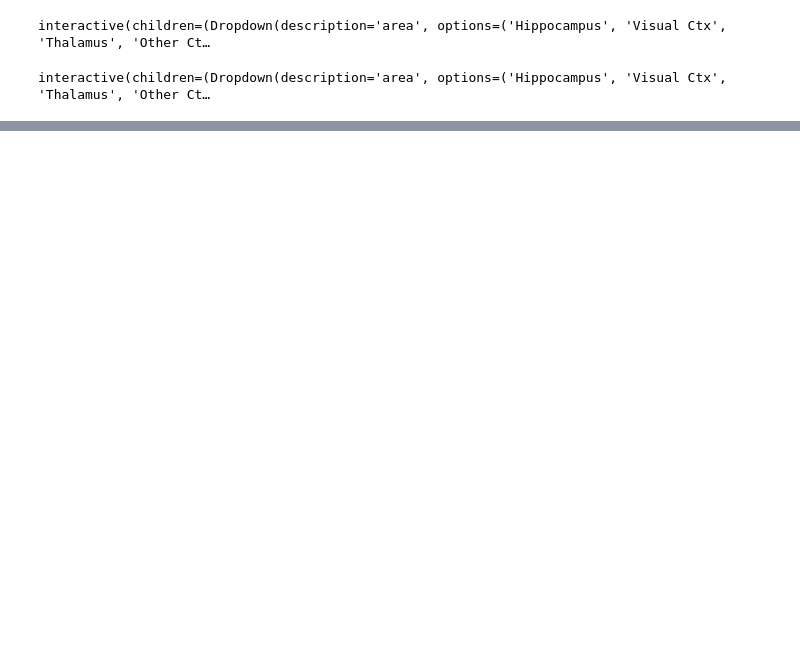
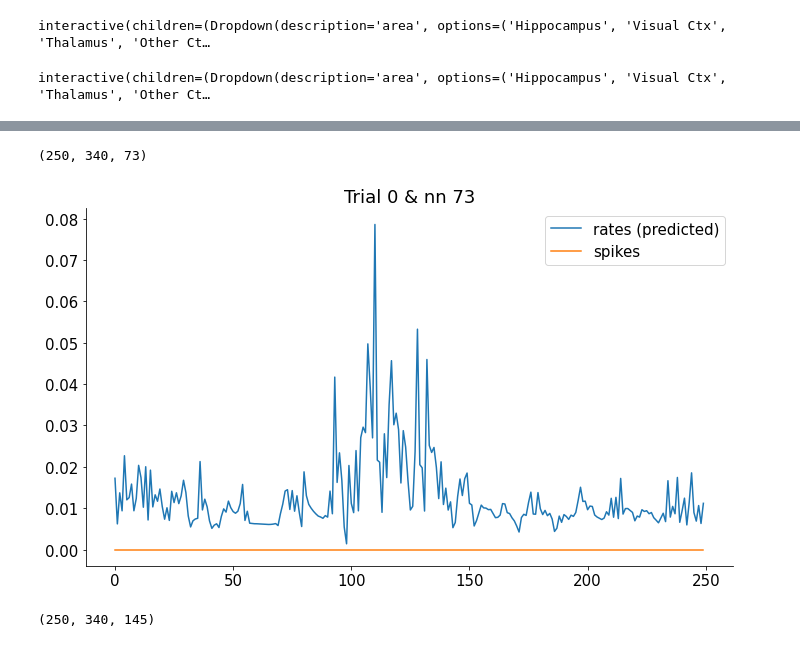
Before and after one commit to Ninja-State/NMA-DL-Project, a Jupyter notebook: NMA_DL_Project.ipynb, the cells around one changed output, grey strips where cells are left out. Cells and saved outputs as stored; diff of their text form; code cells hidden in the pictures; blank space fills up the shorter version.

```diff
--- a/NMA_DL_Project.ipynb
+++ b/NMA_DL_Project.ipynb
@@ -197,0 +249,33 @@ interactive(children=(Dropdown(description='area', options=('Hippocampus', 'Visu
+# %%
+def trainRNN(NN1,NN2,nlatents,niter=1000):
+  net = Net(ncomp, NN1, NN2, bidi = True).to(device)
+
+# special thing:  we initialize the biases of the last layer in the neural network
+# we set them as the mean firing rates of the neurons.
+# this should make the initial predictions close to the mean, because the latents don't contribute much
+  net.fc.bias.data[:] = x1.mean((0,1))
+
+# we set up the optimizer. Adjust the learning rate if the training is slow or if it explodes.
+  optimizer = torch.optim.Adam(net.parameters(), lr=.005)
+
+  def Poisson_loss(lam, spk):
+    return lam - spk * torch.log(lam)
+
+  for k in range(niter):
+  # the network outputs the single-neuron prediction and the latents
+    z, y = net(x1)
+
+  # our log-likelihood cost
+    cost = Poisson_loss(z, x0).mean()
+
+  # train the network as usual
+    cost.backward()
+    optimizer.step()
+    optimizer.zero_grad()
+
+    if k % 100 == 0:
+      print(f'iteration {k}, cost {cost.item():.4f}')
+
+  return z, y
+# %%
+z,y = trainRNN(NN1,NN2,ncomp)
@@ -197,0 +293,22 @@ interactive(children=(Dropdown(description='area', options=('Hippocampus', 'Visu
+# %%
+rpred.shape
+# %% [output]
+(250, 340, 73)
+# %%
+rpred = z.detach().cpu().numpy()
+
+trial = 0
+neuron = 73
+plt.figure(figsize=(10, 6))
+plt.plot(rpred[:,trial, 0])
+plt.plot(x[:, trial, neuron]/100)
+
+plt.legend(['rates (predicted)', 'spikes'])
+plt.title(f'Trial {trial} & nn {neuron}')
+plt.show()
+# %% [output]
+[figure, added]
+# %%
+x.shape
+# %% [output]
+(250, 340, 145)
```
Also changed, not shown: parts of 11 cells of this notebook.
